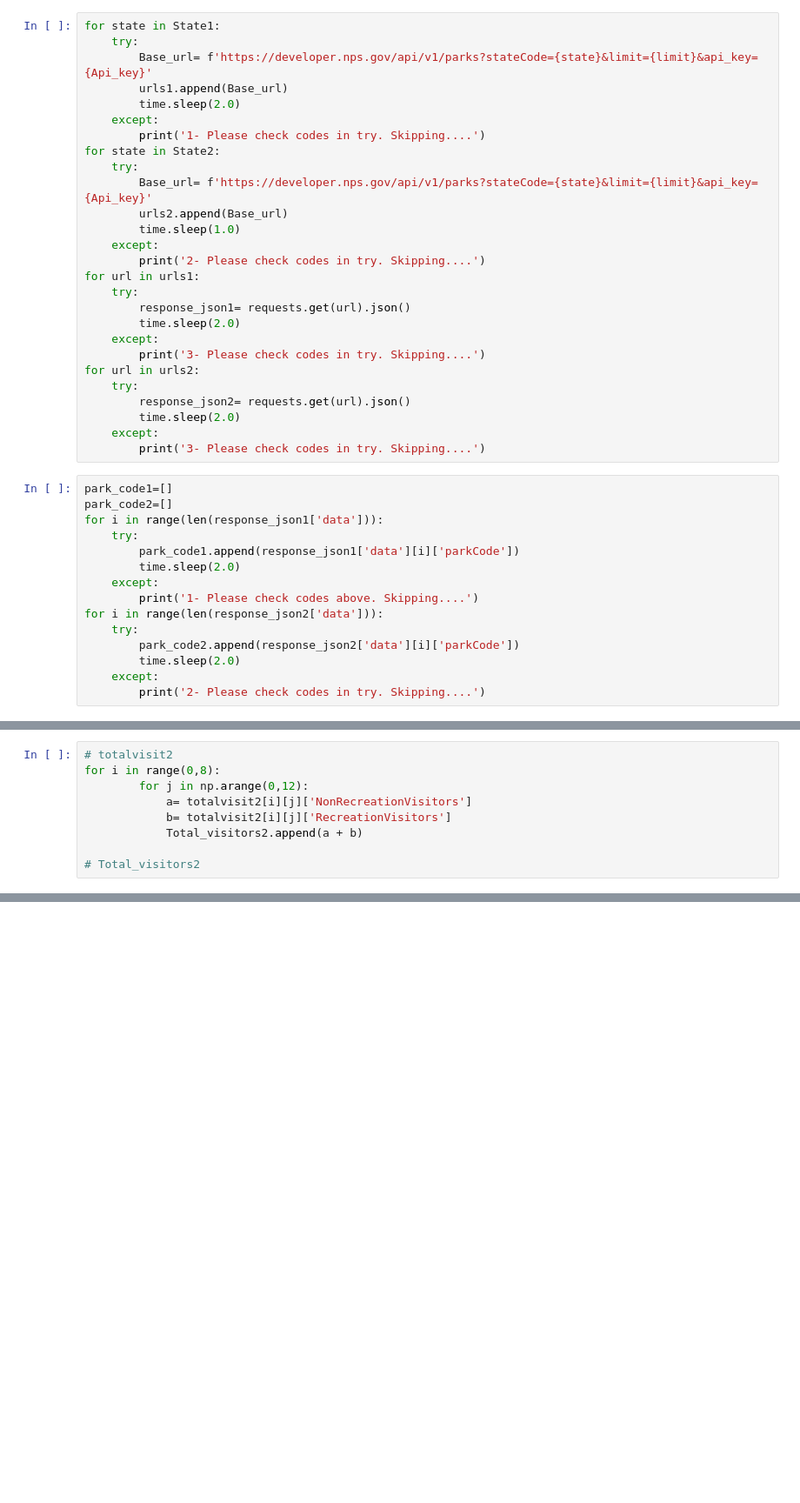
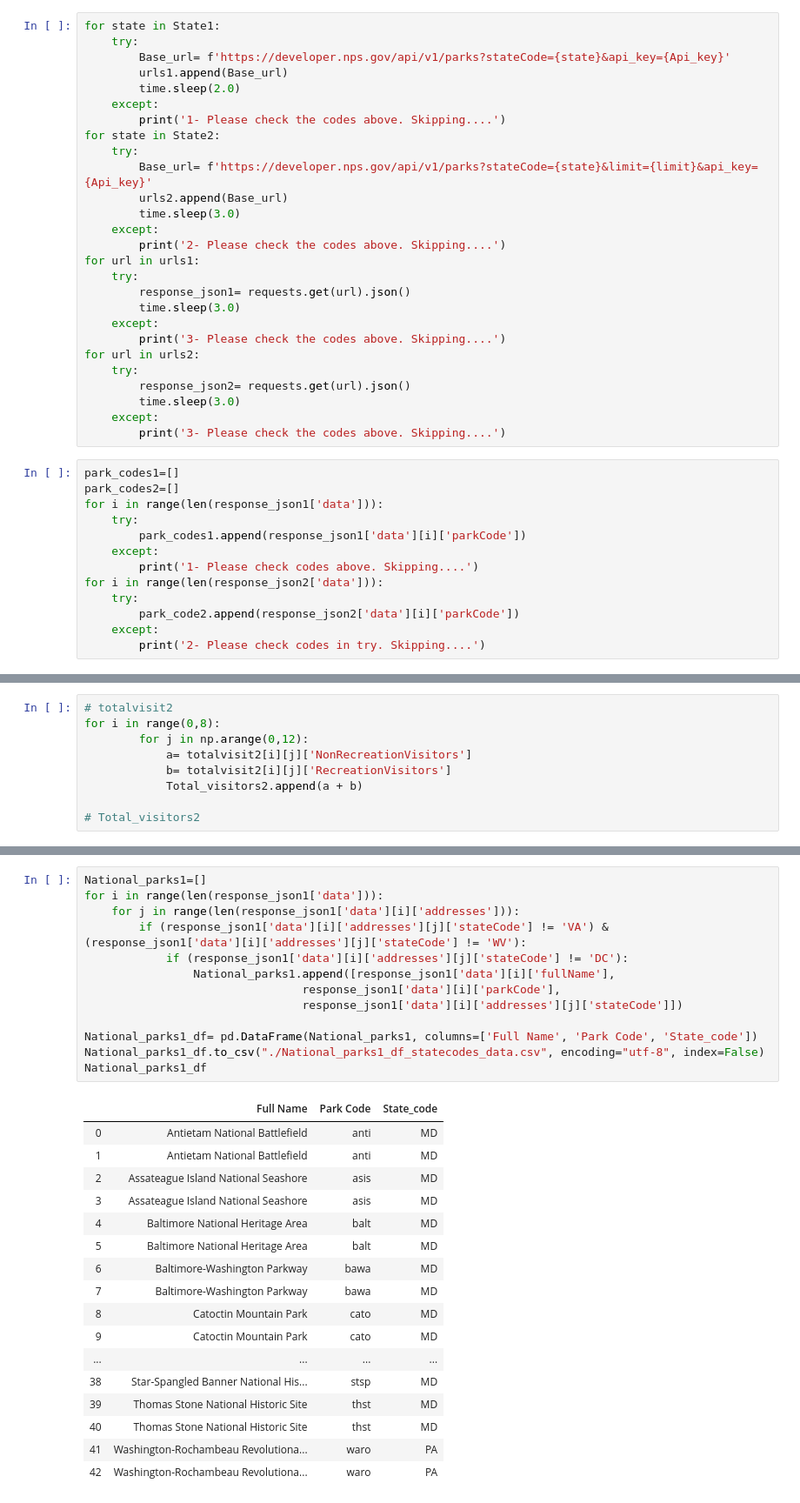
Before and after one commit to Eng-Hisham991/National_Park_Analysis, a Jupyter notebook: Northeast by Midwest .ipynb, the cells around one changed output, grey strips where cells are left out. Shown at 87% size. Drawn from its saved outputs; the diff is of its cells as text; blank space fills up the shorter version.

```diff
--- a/Northeast by Midwest .ipynb
+++ b/Northeast by Midwest .ipynb
@@ -20,43 +19,41 @@ urls2=[]
 # %%
 for state in State1:
     try:
-        Base_url= f'https://developer.nps.gov/api/v1/parks?stateCode={state}&limit={limit}&api_key={Api_key}'
+        Base_url= f'https://developer.nps.gov/api/v1/parks?stateCode={state}&api_key={Api_key}'
         urls1.append(Base_url)
         time.sleep(2.0)
     except:
-        print('1- Please check codes in try. Skipping....')
+        print('1- Please check the codes above. Skipping....')
 for state in State2:
     try:
         Base_url= f'https://developer.nps.gov/api/v1/parks?stateCode={state}&limit={limit}&api_key={Api_key}'
         urls2.append(Base_url)
-        time.sleep(1.0)
+        time.sleep(3.0)
     except:
-        print('2- Please check codes in try. Skipping....')
+        print('2- Please check the codes above. Skipping....')
 for url in urls1:
     try:
         response_json1= requests.get(url).json()
-        time.sleep(2.0)
+        time.sleep(3.0)
     except:
-        print('3- Please check codes in try. Skipping....')
+        print('3- Please check the codes above. Skipping....')
 for url in urls2:
     try:
         response_json2= requests.get(url).json()
-        time.sleep(2.0)
+        time.sleep(3.0)
     except:
-        print('3- Please check codes in try. Skipping....')
+        print('3- Please check the codes above. Skipping....')
 # %%
-park_code1=[]
-park_code2=[]
+park_codes1=[]
+park_codes2=[]
 for i in range(len(response_json1['data'])):
     try:
-        park_code1.append(response_json1['data'][i]['parkCode'])
-        time.sleep(2.0)
+        park_codes1.append(response_json1['data'][i]['parkCode'])
     except:
         print('1- Please check codes above. Skipping....')
 for i in range(len(response_json2['data'])):
     try:
         park_code2.append(response_json2['data'][i]['parkCode'])
-        time.sleep(2.0)
     except:
         print('2- Please check codes in try. Skipping....')
 # %%
@@ -147,0 +105,31 @@ Total_visitors1
+# %%
+National_parks1=[]
+for i in range(len(response_json1['data'])):
+    for j in range(len(response_json1['data'][i]['addresses'])):
+        if (response_json1['data'][i]['addresses'][j]['stateCode'] != 'VA') & (response_json1['data'][i]['addresses'][j]['stateCode'] != 'WV'):
+            if (response_json1['data'][i]['addresses'][j]['stateCode'] != 'DC'):
+                National_parks1.append([response_json1['data'][i]['fullName'],
+                                response_json1['data'][i]['parkCode'],
+                                response_json1['data'][i]['addresses'][j]['stateCode']])
+
+National_parks1_df= pd.DataFrame(National_parks1, columns=['Full Name', 'Park Code', 'State_code'])
+National_parks1_df.to_csv("./National_parks1_df_statecodes_data.csv", encoding="utf-8", index=False)
+National_parks1_df
+# %% [output]
+|  | Full Name | Park Code | State_code |
+| 0 | Antietam National Battlefield | anti | MD |
+| 1 | Antietam National Battlefield | anti | MD |
+| 2 | Assateague Island National Seashore | asis | MD |
+| 3 | Assateague Island National Seashore | asis | MD |
+| 4 | Baltimore National Heritage Area | balt | MD |
+| 5 | Baltimore National Heritage Area | balt | MD |
+| 6 | Baltimore-Washington Parkway | bawa | MD |
+| 7 | Baltimore-Washington Parkway | bawa | MD |
+| 8 | Catoctin Mountain Park | cato | MD |
+| 9 | Catoctin Mountain Park | cato | MD |
+| ... | ... | ... | ... |
+| 38 | Star-Spangled Banner National His... | stsp | MD |
+| 39 | Thomas Stone National Historic Site | thst | MD |
+| 40 | Thomas Stone National Historic Site | thst | MD |
+| 41 | Washington-Rochambeau Revolutiona... | waro | PA |
+| 42 | Washington-Rochambeau Revolutiona... | waro | PA |
```
Also changed, not shown: parts of 16 cells of this notebook, 3 other files.
